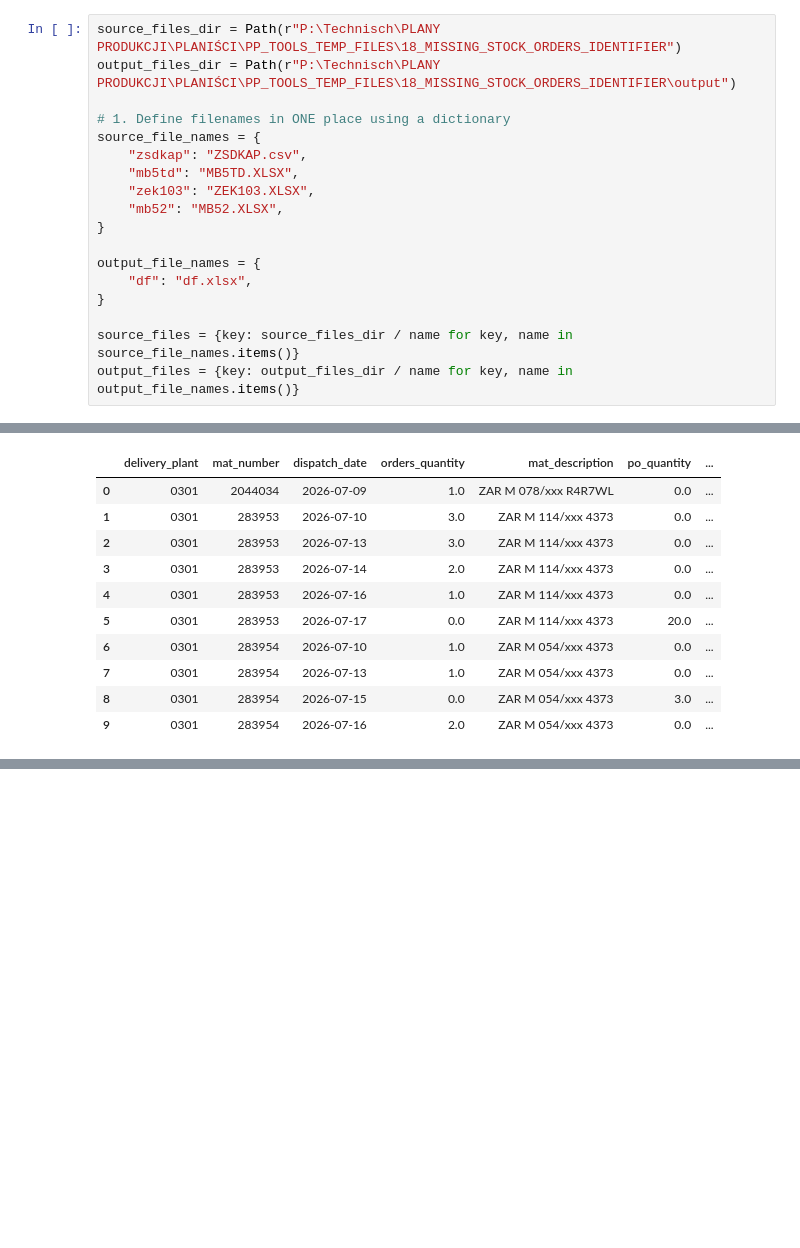
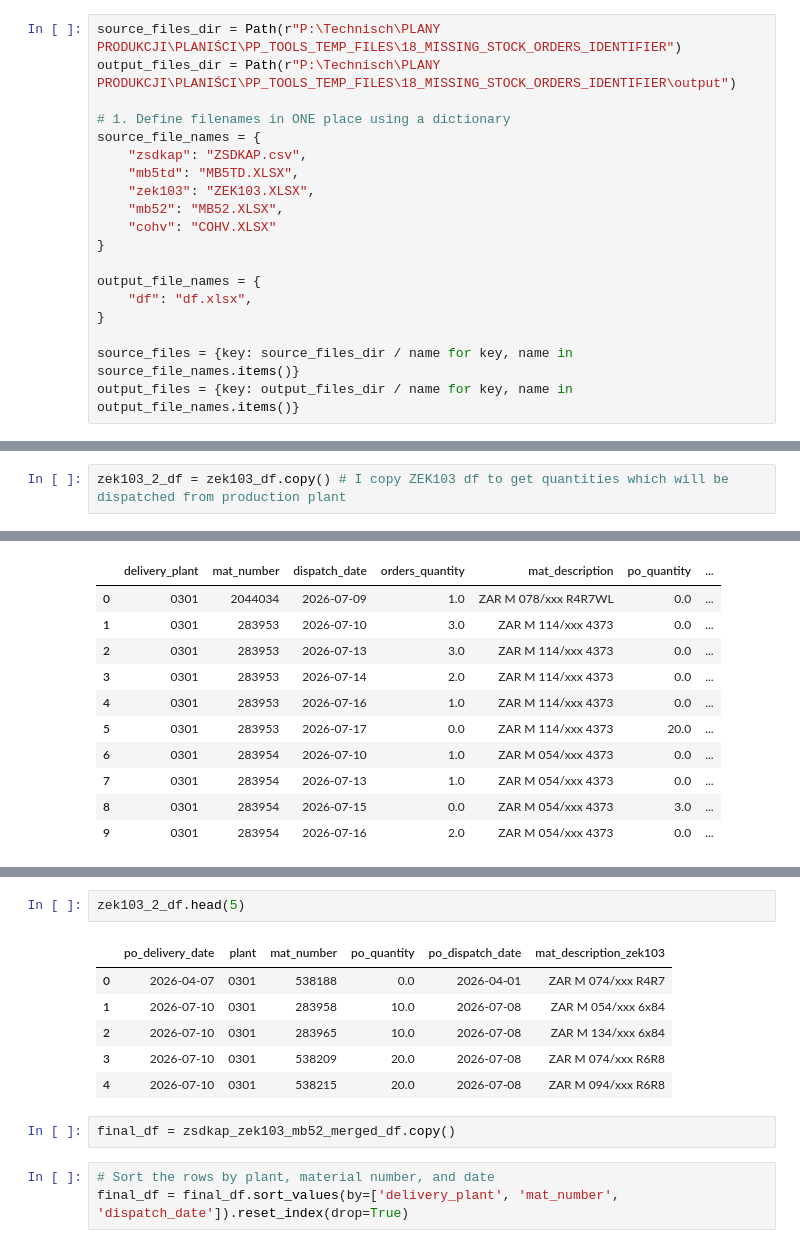
Before and after one commit to toThePyPoint/37_MISSING_STOCK_ORDERS_IDENTIFIER, a Jupyter notebook: notebook.ipynb, the cells around one changed output, grey strips where cells are left out. Saved outputs shown, nothing was run; the diff lists cells and outputs as text; blank space fills up the shorter version.

```diff
--- a/notebook.ipynb
+++ b/notebook.ipynb
@@ -21,6 +21,7 @@ source_file_names = {
     "mb5td": "MB5TD.XLSX",
     "zek103": "ZEK103.XLSX",
     "mb52": "MB52.XLSX",
+    "cohv": "COHV.XLSX"
 }
 
 output_file_names = {
@@ -114,6 +102,8 @@ zek103_df.head(5)
 # %%
 # Drop purchase orders linked to special customer requirements
 zek103_df = zek103_df[zek103_df['customer_order_number'].isna()]
+# %%
+zek103_2_df = zek103_df.copy() # I copy ZEK103 df to get quantities which will be dispatched from production plant
 # %%
 zek103_df = zek103_df.groupby(['po_delivery_date', 'plant', 'mat_number'], as_index=False).agg({
     'po_quantity': 'sum',
@@ -213,0 +211,14 @@ final_df.head(20)
+# %%
+zek103_2_df.head(5)
+# %% [output]
+|  | po_delivery_date | plant | mat_number | po_quantity | po_dispatch_date | mat_description_zek103 |
+| 0 | 2026-04-07 | 0301 | 538188 | 0.0 | 2026-04-01 | ZAR M 074/xxx R4R7 |
+| 1 | 2026-07-10 | 0301 | 283958 | 10.0 | 2026-07-08 | ZAR M 054/xxx 6x84 |
+| 2 | 2026-07-10 | 0301 | 283965 | 10.0 | 2026-07-08 | ZAR M 134/xxx 6x84 |
+| 3 | 2026-07-10 | 0301 | 538209 | 20.0 | 2026-07-08 | ZAR M 074/xxx R6R8 |
+| 4 | 2026-07-10 | 0301 | 538215 | 20.0 | 2026-07-08 | ZAR M 094/xxx R6R8 |
+# %%
+final_df = zsdkap_zek103_mb52_merged_df.copy()
+# %%
+# Sort the rows by plant, material number, and date
+final_df = final_df.sort_values(by=['delivery_plant', 'mat_number', 'dispatch_date']).reset_index(drop=True)
```
Also changed, not shown: parts of 22 cells of this notebook, 1 other file.
